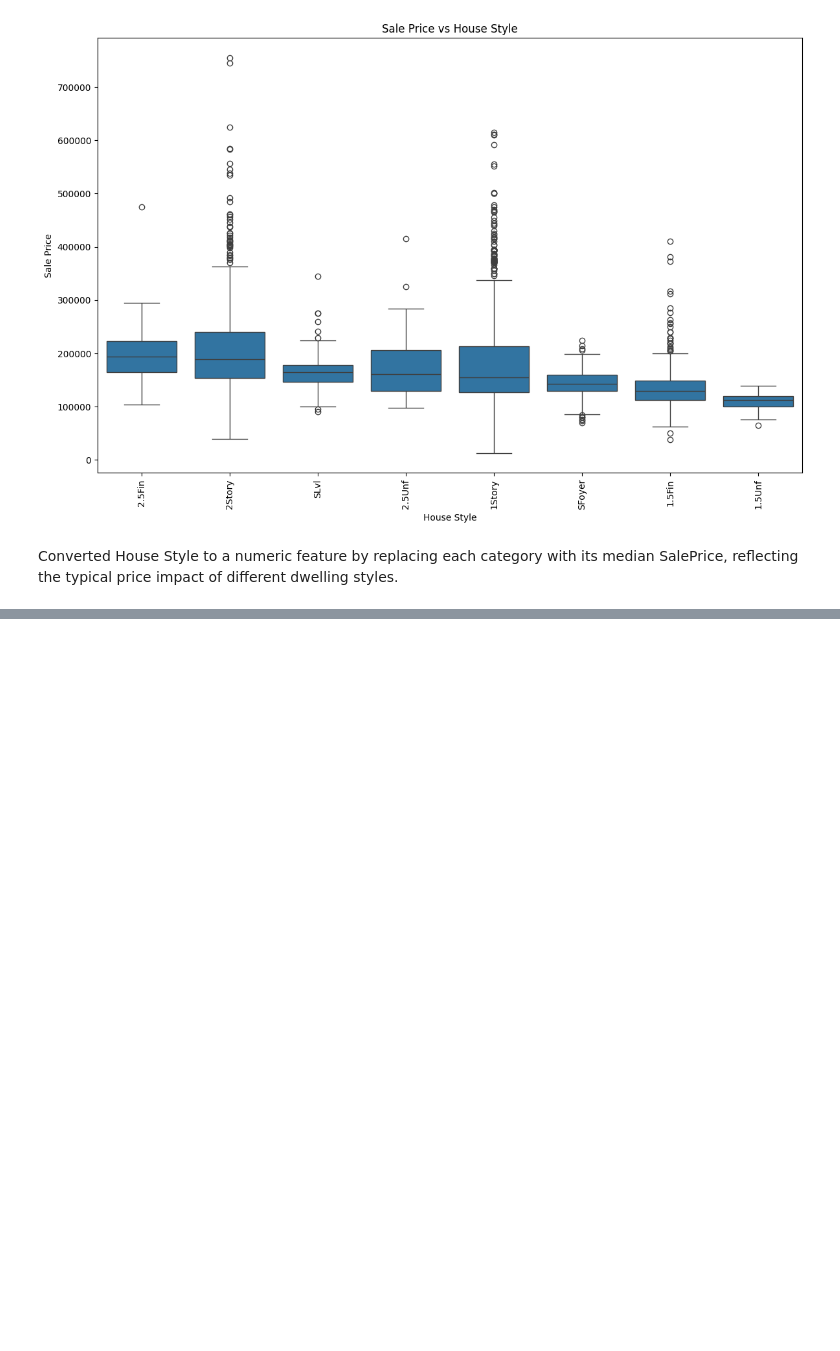
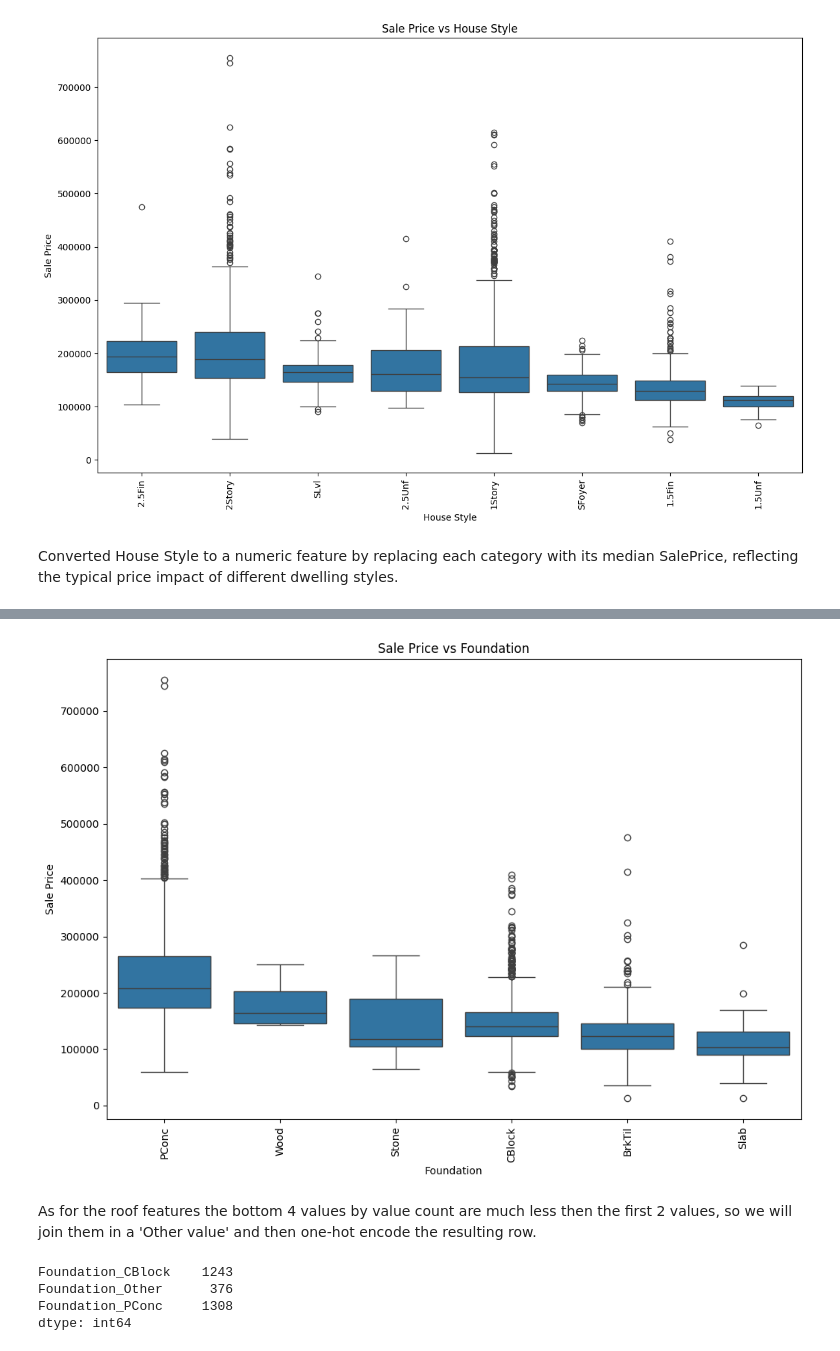
Before and after one commit to hedesiustefan/ML_Project, a Jupyter notebook: cat_feat_encode.ipynb, the cells around one changed output, grey strips where cells are left out. Saved outputs shown, nothing was run; the diff lists cells and outputs as text; code cells hidden in the pictures; blank space fills up the shorter version.

```diff
--- a/cat_feat_encode.ipynb
+++ b/cat_feat_encode.ipynb
@@ -613,0 +772,22 @@ Converted House Style to a numeric feature by replacing each category with its m
+# %%
+def simplify_roof_style(style):
+    if style in ['Gable', 'Hip']:
+        return style
+    else:
+        return 'Other'
+
+df_copy['Roof_Style_Simp'] = df_copy['Roof Style'].apply(simplify_roof_style)
+# %%
+def simplify_roof_matl(matl):
+    if matl == 'CompShg':
+        return 'CompShg'
+    else:
+        return 'Other'
+
+df_copy['Roof_Matl_Simp'] = df_copy['Roof Matl'].apply(simplify_roof_matl)
+# %%
+df_copy.drop('Roof Style', axis=1, inplace=True)
+df_copy.drop('Roof Matl', axis=1, inplace=True)
+# %%
+df_copy = pd.get_dummies(df_copy, columns=['Roof_Style_Simp'], prefix='RoofStyle')
+df_copy = pd.get_dummies(df_copy, columns=['Roof_Matl_Simp'], prefix='RoofMatl')
@@ -613,0 +837,13 @@ Converted House Style to a numeric feature by replacing each category with its m
+# %%
+found_order = df_copy.groupby('Foundation')['SalePrice'].mean().sort_values(ascending=False).index
+plt.figure(figsize=(12, 8))
+sns.boxplot(x='Foundation', y='SalePrice', data=df_copy, order=found_order)
+plt.xlabel('Foundation')
+plt.ylabel('Sale Price')
+plt.title('Sale Price vs Foundation')
+plt.xticks(rotation=90)
+plt.show()
+# %% [output]
+[figure, added]
+# %% [markdown]
+As for the roof features the bottom 4 values by value count are much less then the first 2 values, so we will join them in a 'Other value' and then one-hot encode the resulting row.
@@ -613,0 +862,7 @@ Converted House Style to a numeric feature by replacing each category with its m
+# %%
+print(df_copy[[col for col in df_copy.columns if 'Foundation' in col]].sum())
+# %% [output]
+Foundation_CBlock    1243
+Foundation_Other      376
+Foundation_PConc     1308
+dtype: int64
```
Also changed, not shown: parts of 27 cells of this notebook.
